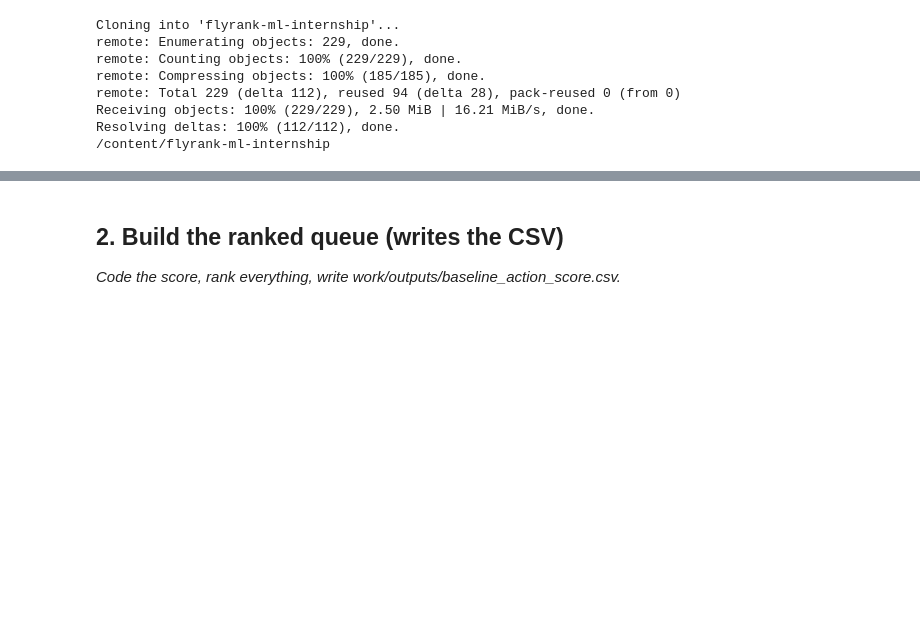
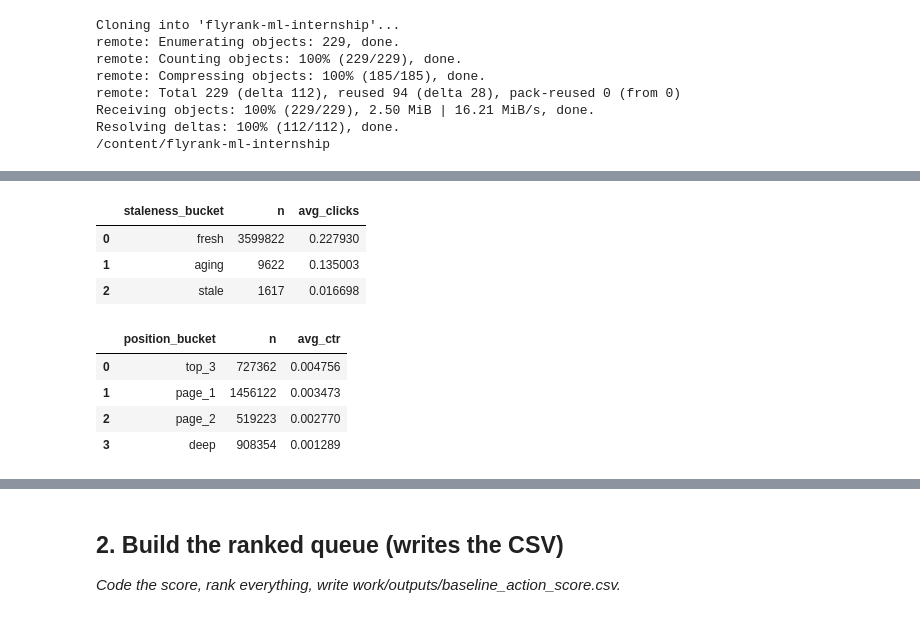
Before and after one commit to codingsheep17/flyrank-ml-internship, a Jupyter notebook: work/notebooks/w04_baseline_score.ipynb, the cells around one changed output, grey strips where cells are left out. Drawn from its saved outputs; the diff is of its cells as text; code cells hidden in the pictures; blank space fills up the shorter version.

Commit message:
checked the ctr and staleness

```diff
--- a/work/notebooks/w04_baseline_score.ipynb
+++ b/work/notebooks/w04_baseline_score.ipynb
@@ -26,0 +38,11 @@ Resolving deltas: 100% (112/112), done.
+# %%
+import duckdb
+
+con = duckdb.connect()
+con.sql(f"""
+CREATE SECRET hf_token (
+    TYPE huggingface,
+    TOKEN '{os.environ["HF_TOKEN"]}'
+);
+""")
+print("DuckDB secret configured")
@@ -27,3 +75,53 @@ Resolving deltas: 100% (112/112), done.
+# %%
+staleness_check = con.sql("""
+SELECT
+    CASE
+        WHEN DATE_DIFF('day', d.content_updated_date, DATE '2026-03-31') < 90 THEN 'fresh'
+        WHEN DATE_DIFF('day', d.content_updated_date, DATE '2026-03-31') < 180 THEN 'aging'
+        WHEN DATE_DIFF('day', d.content_updated_date, DATE '2026-03-31') < 365 THEN 'stale'
+        ELSE 'very_stale'
+    END as staleness_bucket,
+    COUNT(*) as n,
+    AVG(f.gsc_clicks) as avg_clicks
+FROM 'hf://datasets/FlyRank/internship-warehouse/fact_content_daily_performance/month=2026-03/*.parquet' f
+JOIN 'hf://datasets/FlyRank/internship-warehouse/dim_content.parquet' d
+ON f.content_hash_id = d.content_hash_id
+WHERE f.gsc_data_available IS TRUE
+GROUP BY staleness_bucket
+ORDER BY avg_clicks DESC
+""").df()
+
+staleness_check
+# %% [output]
+|  | staleness_bucket | n | avg_clicks |
+| 0 | fresh | 3599822 | 0.227930 |
+| 1 | aging | 9622 | 0.135003 |
+| 2 | stale | 1617 | 0.016698 |
+# %%
+#now the ctr
+ctr_position_check = con.sql("""
+SELECT
+    CASE
+        WHEN gsc_avg_position <= 3 THEN 'top_3'
+        WHEN gsc_avg_position <= 10 THEN 'page_1'
+        WHEN gsc_avg_position <= 20 THEN 'page_2'
+        ELSE 'deep'
+    END as position_bucket,
+    COUNT(*) as n,
+    AVG(gsc_clicks * 1.0 / NULLIF(gsc_impressions, 0)) as avg_ctr
+FROM 'hf://datasets/FlyRank/internship-warehouse/fact_content_daily_performance/month=2026-03/*.parquet'
+WHERE gsc_data_available IS TRUE AND gsc_impressions > 0
+GROUP BY position_bucket
+ORDER BY avg_ctr DESC
+""").df()
+
+ctr_position_check
+# %% [output]
+|  | position_bucket | n | avg_ctr |
+| 0 | top_3 | 727362 | 0.004756 |
+| 1 | page_1 | 1456122 | 0.003473 |
+| 2 | page_2 | 519223 | 0.002770 |
+| 3 | deep | 908354 | 0.001289 |
 # %% [markdown]
 ## 1. My rule and its reason codes
 
```
Also changed, not shown: parts of 4 cells of this notebook.
